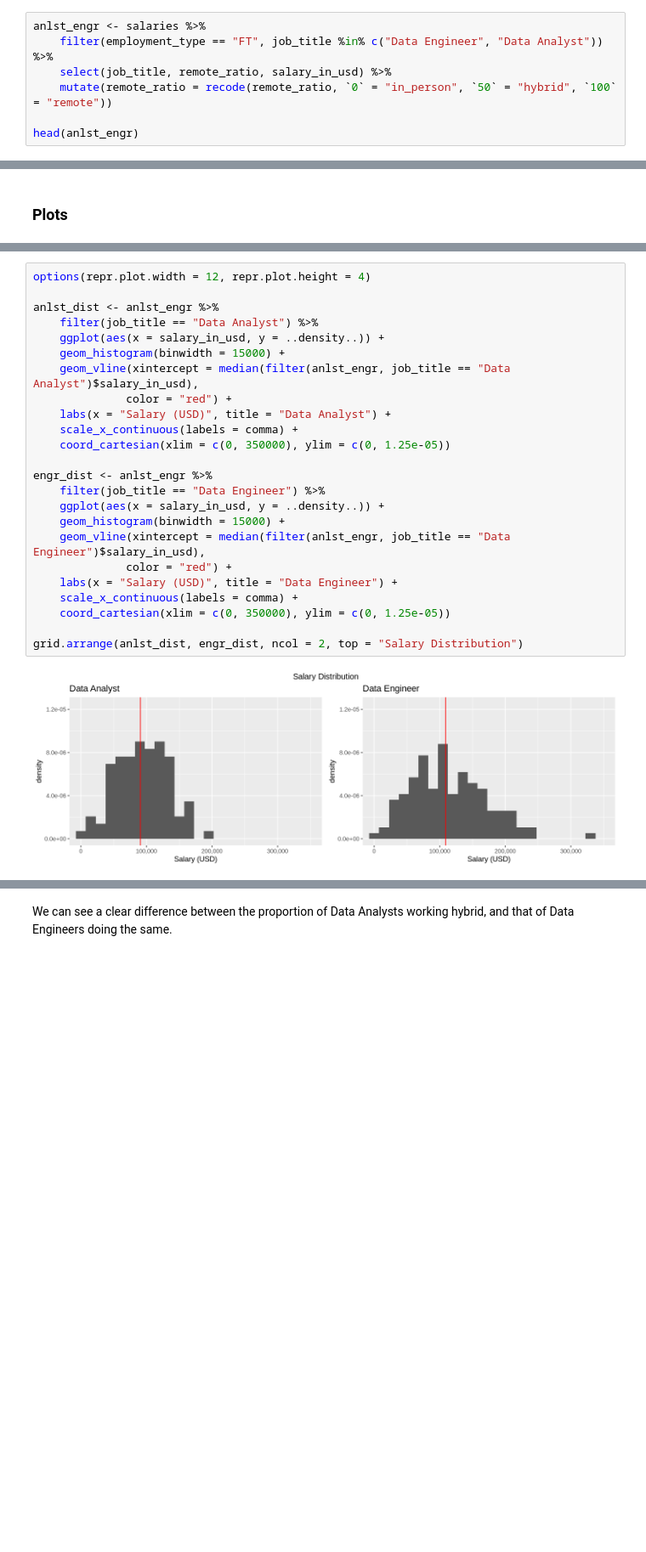
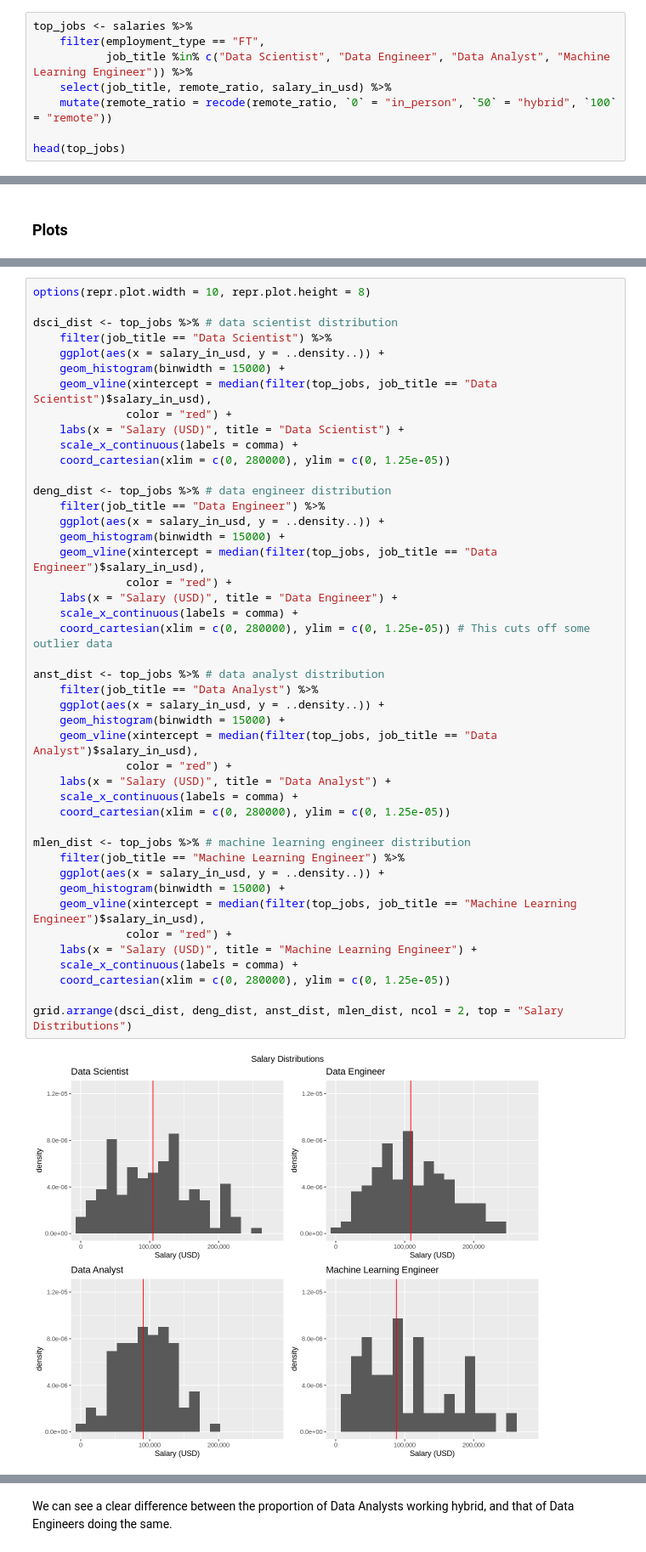
Before and after one commit to AmyChen354/stat-201-project, a Jupyter notebook: proposal.ipynb, the cells around one changed output, grey strips where cells are left out. Shown at 85% size. Saved outputs shown, nothing was run; the diff lists cells and outputs as text; blank space fills up the shorter version.

```diff
--- a/proposal.ipynb
+++ b/proposal.ipynb
@@ -58,10 +97,11 @@
 # %%
-anlst_engr <- salaries %>%
-    filter(employment_type == "FT", job_title %in% c("Data Engineer", "Data Analyst")) %>%
+top_jobs <- salaries %>%
+    filter(employment_type == "FT",
+           job_title %in% c("Data Scientist", "Data Engineer", "Data Analyst", "Machine Learning Engineer")) %>%
     select(job_title, remote_ratio, salary_in_usd) %>%
     mutate(remote_ratio = recode(remote_ratio, `0` = "in_person", `50` = "hybrid", `100` = "remote"))
 
-head(anlst_engr)
+head(top_jobs)
 # %% [output]
 A data.frame: 6 × 3
 |  | job_title | remote_ratio | salary_in_usd |
@@ -79,26 +122,46 @@ First, lets look at the sample distributions of Data Analyst and Data Engineer s
 # %%
-options(repr.plot.width = 12, repr.plot.height = 4)
+options(repr.plot.width = 10, repr.plot.height = 8)
 
-anlst_dist <- anlst_engr %>%
+dsci_dist <- top_jobs %>% # data scientist distribution
+    filter(job_title == "Data Scientist") %>%
+    ggplot(aes(x = salary_in_usd, y = ..density..)) +
+    geom_histogram(binwidth = 15000) +
+    geom_vline(xintercept = median(filter(top_jobs, job_title == "Data Scientist")$salary_in_usd),
+              color = "red") +
+    labs(x = "Salary (USD)", title = "Data Scientist") +
+    scale_x_continuous(labels = comma) +
+    coord_cartesian(xlim = c(0, 280000), ylim = c(0, 1.25e-05))
+
+deng_dist <- top_jobs %>% # data engineer distribution
+    filter(job_title == "Data Engineer") %>%
+    ggplot(aes(x = salary_in_usd, y = ..density..)) +
+    geom_histogram(binwidth = 15000) +
+    geom_vline(xintercept = median(filter(top_jobs, job_title == "Data Engineer")$salary_in_usd),
+              color = "red") +
+    labs(x = "Salary (USD)", title = "Data Engineer") +
+    scale_x_continuous(labels = comma) +
+    coord_cartesian(xlim = c(0, 280000), ylim = c(0, 1.25e-05)) # This cuts off some outlier data
+
+anst_dist <- top_jobs %>% # data analyst distribution
     filter(job_title == "Data Analyst") %>%
     ggplot(aes(x = salary_in_usd, y = ..density..)) +
     geom_histogram(binwidth = 15000) +
-    geom_vline(xintercept = median(filter(anlst_engr, job_title == "Data Analyst")$salary_in_usd),
+    geom_vline(xintercept = median(filter(top_jobs, job_title == "Data Analyst")$salary_in_usd),
               color = "red") +
     labs(x = "Salary (USD)", title = "Data Analyst") +
     scale_x_continuous(labels = comma) +
-    coord_cartesian(xlim = c(0, 350000), ylim = c(0, 1.25e-05))
+    coord_cartesian(xlim = c(0, 280000), ylim = c(0, 1.25e-05))
 
-engr_dist <- anlst_engr %>%
-    filter(job_title == "Data Engineer") %>%
+mlen_dist <- top_jobs %>% # machine learning engineer distribution
+    filter(job_title == "Machine Learning Engineer") %>%
     ggplot(aes(x = salary_in_usd, y = ..density..)) +
     geom_histogram(binwidth = 15000) +
-    geom_vline(xintercept = median(filter(anlst_engr, job_title == "Data Engineer")$salary_in_usd),
+    geom_vline(xintercept = median(filter(top_jobs, job_title == "Machine Learning Engineer")$salary_in_usd),
               color = "red") +
-    labs(x = "Salary (USD)", title = "Data Engineer") +
+    labs(x = "Salary (USD)", title = "Machine Learning Engineer") +
     scale_x_continuous(labels = comma) +
-    coord_cartesian(xlim = c(0, 350000), ylim = c(0, 1.25e-05))
+    coord_cartesian(xlim = c(0, 280000), ylim = c(0, 1.25e-05))
 
-grid.arrange(anlst_dist, engr_dist, ncol = 2, top = "Salary Distribution")
+grid.arrange(dsci_dist, deng_dist, anst_dist, mlen_dist, ncol = 2, top = "Salary Distributions")
 # %% [output]
-[figure, old version]
+[figure, new version]
```
Also changed, not shown: parts of 22 cells of this notebook.
